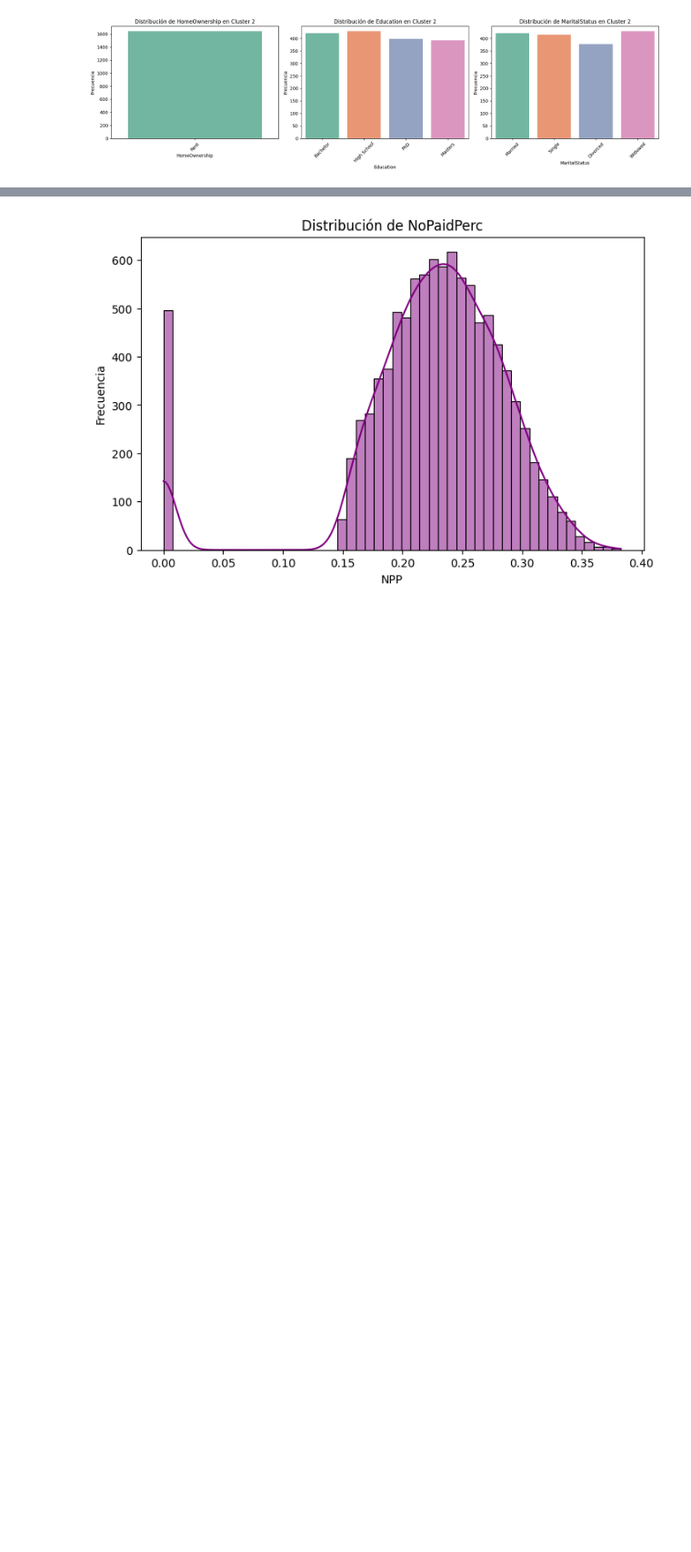
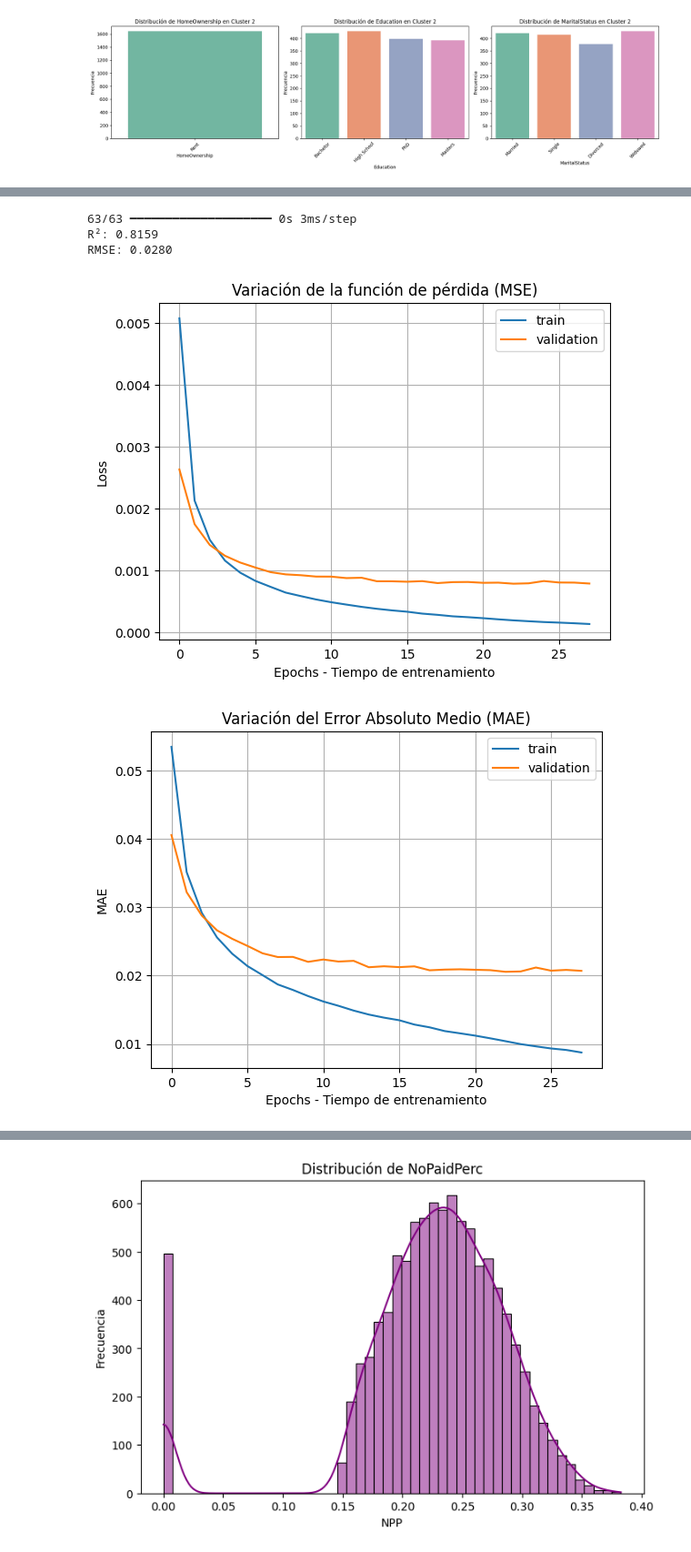
Before and after one commit to JonathanVillegasG/LEA3_FIN2, a Jupyter notebook: a_preprocesamiento.ipynb, the cells around one changed output, grey strips where cells are left out. Shown at 91% size. Drawn from its saved outputs; the diff is of its cells as text; code cells hidden in the pictures; blank space fills up the shorter version.

Commit message:
modelos

```diff
--- a/a_preprocesamiento.ipynb
+++ b/a_preprocesamiento.ipynb
@@ -299,0 +409,22 @@ historicos_final.head()
+# %%
+from keras.callbacks import EarlyStopping
+from sklearn.metrics import r2_score, mean_squared_error
+import numpy as np
+
+# Compilar el modelo ANN para regresión
+ann1.compile(
+    optimizer=keras.optimizers.Adam(learning_rate=0.0001),
+    loss='mse',
+    metrics=['mae']
+)
+
+# Early stopping para evitar overfitting
+early_stopping = EarlyStopping(monitor='val_loss', patience=5, restore_best_weights=True)
+
+# Entrenamiento
+history = ann1.fit(
+    X_train, y_train,
+    epochs=50,
+    validation_data=(X_test, y_test),
+    callbacks=[early_stopping]
+)
@@ -299,0 +449,39 @@ historicos_final.head()
+# %%
+# Predicciones
+y_pred = ann1.predict(X_test).flatten()
+
+# Métricas
+r2 = r2_score(y_test, y_pred)
+rmse = np.sqrt(mean_squared_error(y_test, y_pred))
+
+print(f"R²: {r2:.4f}")
+print(f"RMSE: {rmse:.4f}")
+# %% [output]
+63/63 ━━━━━━━━━━━━━━━━━━━━ 0s 3ms/step
+R²: 0.8159
+RMSE: 0.0280
+# %%
+import matplotlib.pyplot as plt
+
+# Visualización de la función de pérdida (MSE)
+plt.plot(history.history['loss'])
+plt.plot(history.history['val_loss'])
+plt.title('Variación de la función de pérdida (MSE)')
+plt.xlabel('Epochs - Tiempo de entrenamiento')
+plt.ylabel('Loss')
+plt.legend(['train', 'validation'])
+plt.grid(True)
+plt.show()
+
+# Visualización de la MAE (Mean Absolute Error)
+plt.plot(history.history['mae'])
+plt.plot(history.history['val_mae'])
+plt.title('Variación del Error Absoluto Medio (MAE)')
+plt.xlabel('Epochs - Tiempo de entrenamiento')
+plt.ylabel('MAE')
+plt.legend(['train', 'validation'])
+plt.grid(True)
+plt.show()
+# %% [output]
+[figure, added]
+[figure, added]
```
Also changed, not shown: parts of 26 cells of this notebook.
